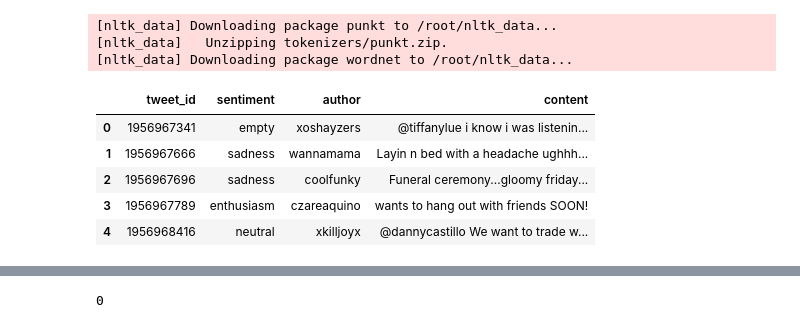
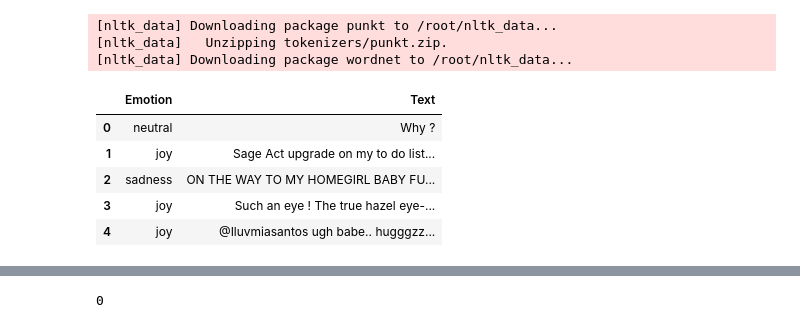
Before and after one commit to SandhiyaAcharya/Emotion_Analysis, a Jupyter notebook: Emotion_Analysis.ipynb, the cells around one changed output, grey strips where cells are left out. Drawn from its saved outputs; the diff is of its cells as text; code cells hidden in the pictures.

```diff
--- a/Emotion_Analysis.ipynb
+++ b/Emotion_Analysis.ipynb
@@ -66,12 +67,12 @@ from keras.callbacks import EarlyStopping
 [nltk_data] Downloading package wordnet to /root/nltk_data...
 # %%
 #Load dataset
-data=pd.read_csv("/content/drive/MyDrive/Colab_Datasets/text_emotion.csv")
+data=pd.read_csv("/content/drive/MyDrive/Colab_Datasets/emotion_dataset.csv")
 data.head()
 # %% [output]
-|  | tweet_id | sentiment | author | content |
-| 0 | 1956967341 | empty | xoshayzers | @tiffanylue i know i was listenin... |
-| 1 | 1956967666 | sadness | wannamama | Layin n bed with a headache ughhh... |
-| 2 | 1956967696 | sadness | coolfunky | Funeral ceremony...gloomy friday... |
-| 3 | 1956967789 | enthusiasm | czareaquino | wants to hang out with friends SOON! |
-| 4 | 1956968416 | neutral | xkilljoyx | @dannycastillo We want to trade w... |
+|  | Emotion | Text |
+| 0 | neutral | Why ? |
+| 1 | joy | Sage Act upgrade on my to do list... |
+| 2 | sadness | ON THE WAY TO MY HOMEGIRL BABY FU... |
+| 3 | joy | Such an eye ! The true hazel eye-... |
+| 4 | joy | @Iluvmiasantos ugh babe.. hugggzz... |
```
Also changed, not shown: parts of 36 cells of this notebook.
